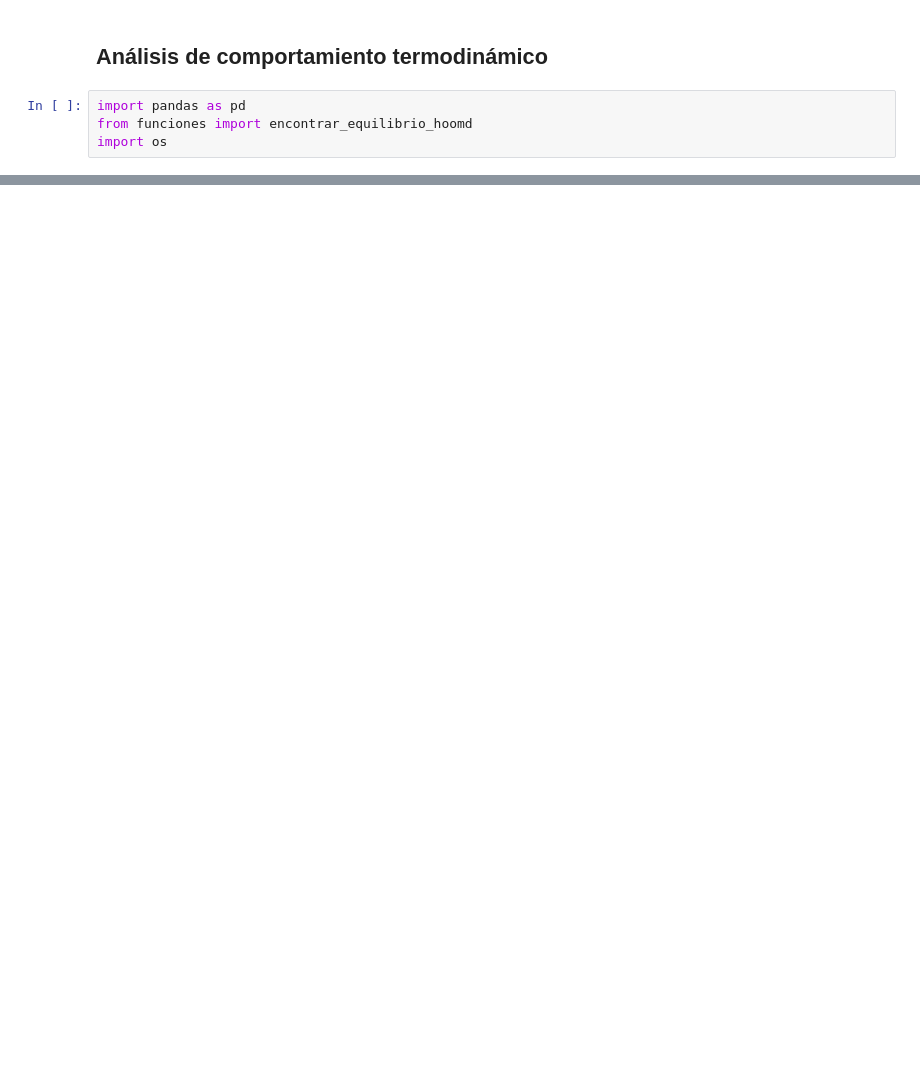
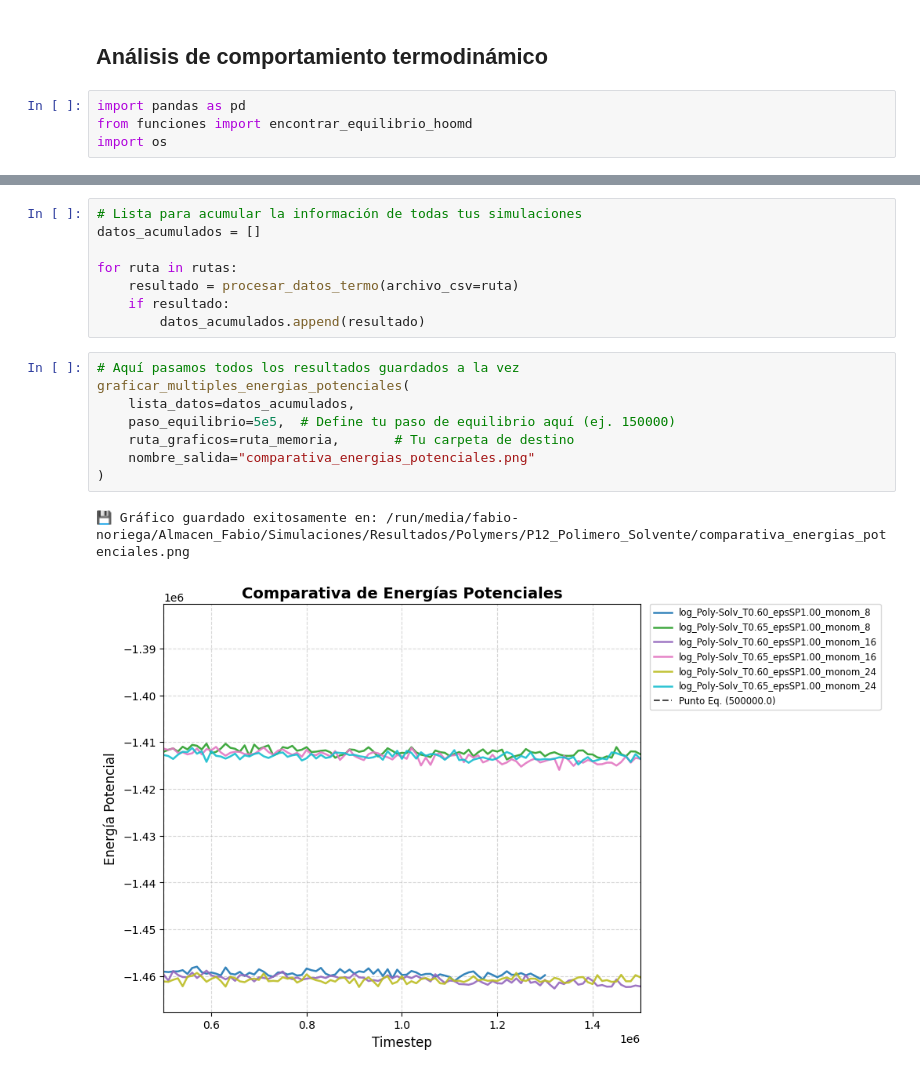
Before and after one commit to FabioNH86/Molecular-Dinamics, a Jupyter notebook: Termodinámica_hoomd.ipynb, the cells around one changed output, grey strips where cells are left out. Saved outputs shown, nothing was run; the diff lists cells and outputs as text; blank space fills up the shorter version.

```diff
--- a/Termodinámica_hoomd.ipynb
+++ b/Termodinámica_hoomd.ipynb
@@ -42,0 +210,19 @@ funciones.graficar_analisis_termo(archivo_csv=ruta_archivo,
+# %%
+# Lista para acumular la información de todas tus simulaciones
+datos_acumulados = []
+
+for ruta in rutas:
+    resultado = procesar_datos_termo(archivo_csv=ruta)
+    if resultado:
+        datos_acumulados.append(resultado)
+# %%
+# Aquí pasamos todos los resultados guardados a la vez
+graficar_multiples_energias_potenciales(
+    lista_datos=datos_acumulados,
+    paso_equilibrio=5e5,  # Define tu paso de equilibrio aquí (ej. 150000)
+    ruta_graficos=ruta_memoria,       # Tu carpeta de destino
+    nombre_salida="comparativa_energias_potenciales.png"
+)
+# %% [output]
+💾 Gráfico guardado exitosamente en: /run/media/fabio-noriega/Almacen_Fabio/Simulaciones/Resultados/Polymers/P12_Polimero_Solvente/comparativa_energias_potenciales.png
+[figure, added]
```
Also changed, not shown: parts of 5 cells of this notebook, 8 other files.
